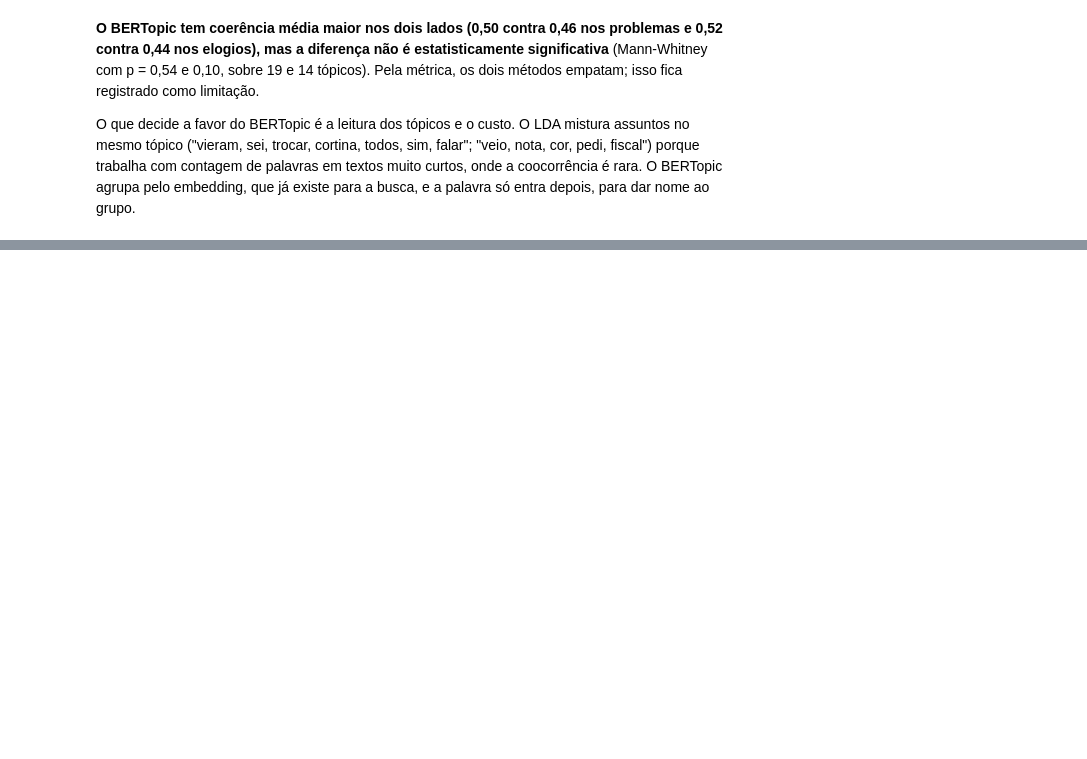
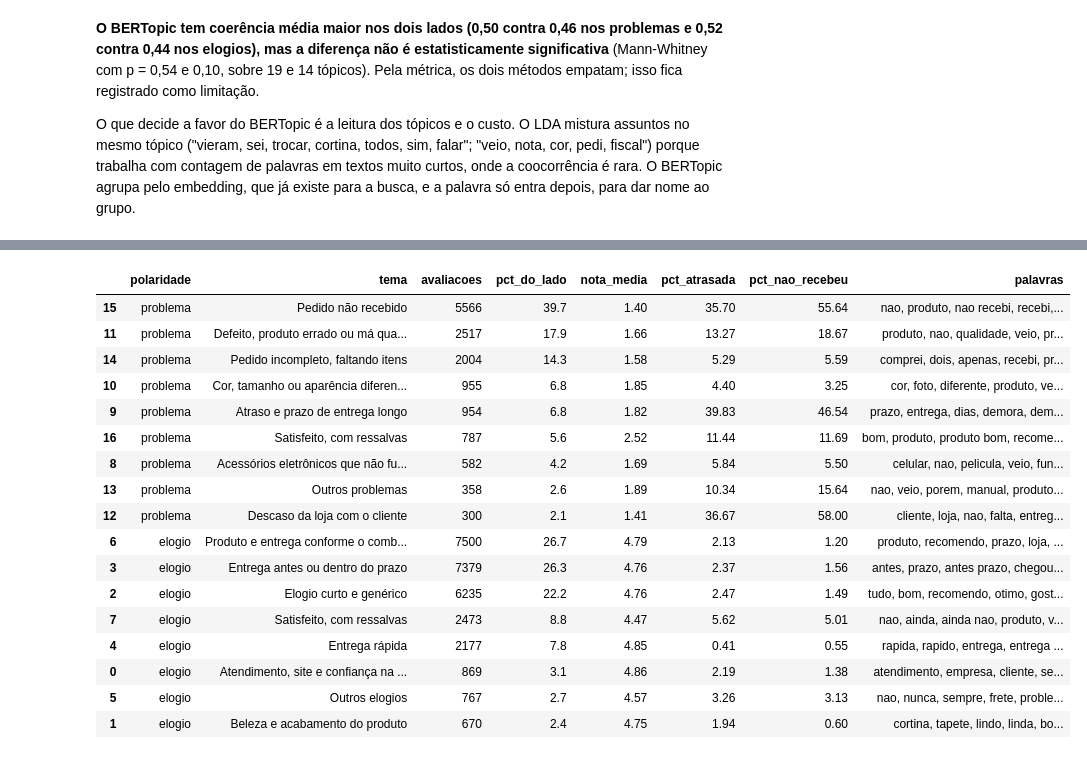
Before and after one commit to guillecosme/fiap-ai-scientist-tech-challenge-fase-04, a Jupyter notebook: notebooks/04_mapa_de_temas.ipynb, the cells around one changed output, grey strips where cells are left out. Saved outputs shown, nothing was run; the diff lists cells and outputs as text; code cells hidden in the pictures; blank space fills up the shorter version.

```diff
--- a/notebooks/04_mapa_de_temas.ipynb
+++ b/notebooks/04_mapa_de_temas.ipynb
@@ -208,0 +211,25 @@ Os temas nomeados e as frequências vêm na próxima etapa deste notebook.
+# %%
+from src.indexing.temas import THEME_MAP, name_topics, theme_report
+
+temas = name_topics(assign, models)
+rep = theme_report(temas, docs, models)
+rep[["polaridade", "tema", "avaliacoes", "pct_do_lado", "nota_media", "pct_atrasada", "pct_nao_recebeu", "palavras"]]
+# %% [output]
+|  | polaridade | tema | avaliacoes | pct_do_lado | nota_media | pct_atrasada | pct_nao_recebeu | palavras |
+| 15 | problema | Pedido não recebido | 5566 | 39.7 | 1.40 | 35.70 | 55.64 | nao, produto, nao recebi, recebi,... |
+| 11 | problema | Defeito, produto errado ou má qua... | 2517 | 17.9 | 1.66 | 13.27 | 18.67 | produto, nao, qualidade, veio, pr... |
+| 14 | problema | Pedido incompleto, faltando itens | 2004 | 14.3 | 1.58 | 5.29 | 5.59 | comprei, dois, apenas, recebi, pr... |
+| 10 | problema | Cor, tamanho ou aparência diferen... | 955 | 6.8 | 1.85 | 4.40 | 3.25 | cor, foto, diferente, produto, ve... |
+| 9 | problema | Atraso e prazo de entrega longo | 954 | 6.8 | 1.82 | 39.83 | 46.54 | prazo, entrega, dias, demora, dem... |
+| 16 | problema | Satisfeito, com ressalvas | 787 | 5.6 | 2.52 | 11.44 | 11.69 | bom, produto, produto bom, recome... |
+| 8 | problema | Acessórios eletrônicos que não fu... | 582 | 4.2 | 1.69 | 5.84 | 5.50 | celular, nao, pelicula, veio, fun... |
+| 13 | problema | Outros problemas | 358 | 2.6 | 1.89 | 10.34 | 15.64 | nao, veio, porem, manual, produto... |
+| 12 | problema | Descaso da loja com o cliente | 300 | 2.1 | 1.41 | 36.67 | 58.00 | cliente, loja, nao, falta, entreg... |
+| 6 | elogio | Produto e entrega conforme o comb... | 7500 | 26.7 | 4.79 | 2.13 | 1.20 | produto, recomendo, prazo, loja, ... |
+| 3 | elogio | Entrega antes ou dentro do prazo | 7379 | 26.3 | 4.76 | 2.37 | 1.56 | antes, prazo, antes prazo, chegou... |
+| 2 | elogio | Elogio curto e genérico | 6235 | 22.2 | 4.76 | 2.47 | 1.49 | tudo, bom, recomendo, otimo, gost... |
+| 7 | elogio | Satisfeito, com ressalvas | 2473 | 8.8 | 4.47 | 5.62 | 5.01 | nao, ainda, ainda nao, produto, v... |
+| 4 | elogio | Entrega rápida | 2177 | 7.8 | 4.85 | 0.41 | 0.55 | rapida, rapido, entrega, entrega ... |
+| 0 | elogio | Atendimento, site e confiança na ... | 869 | 3.1 | 4.86 | 2.19 | 1.38 | atendimento, empresa, cliente, se... |
+| 5 | elogio | Outros elogios | 767 | 2.7 | 4.57 | 3.26 | 3.13 | nao, nunca, sempre, frete, proble... |
+| 1 | elogio | Beleza e acabamento do produto | 670 | 2.4 | 4.75 | 1.94 | 0.60 | cortina, tapete, lindo, linda, bo... |
```
Also changed, not shown: parts of 10 cells of this notebook, 6 other files.
